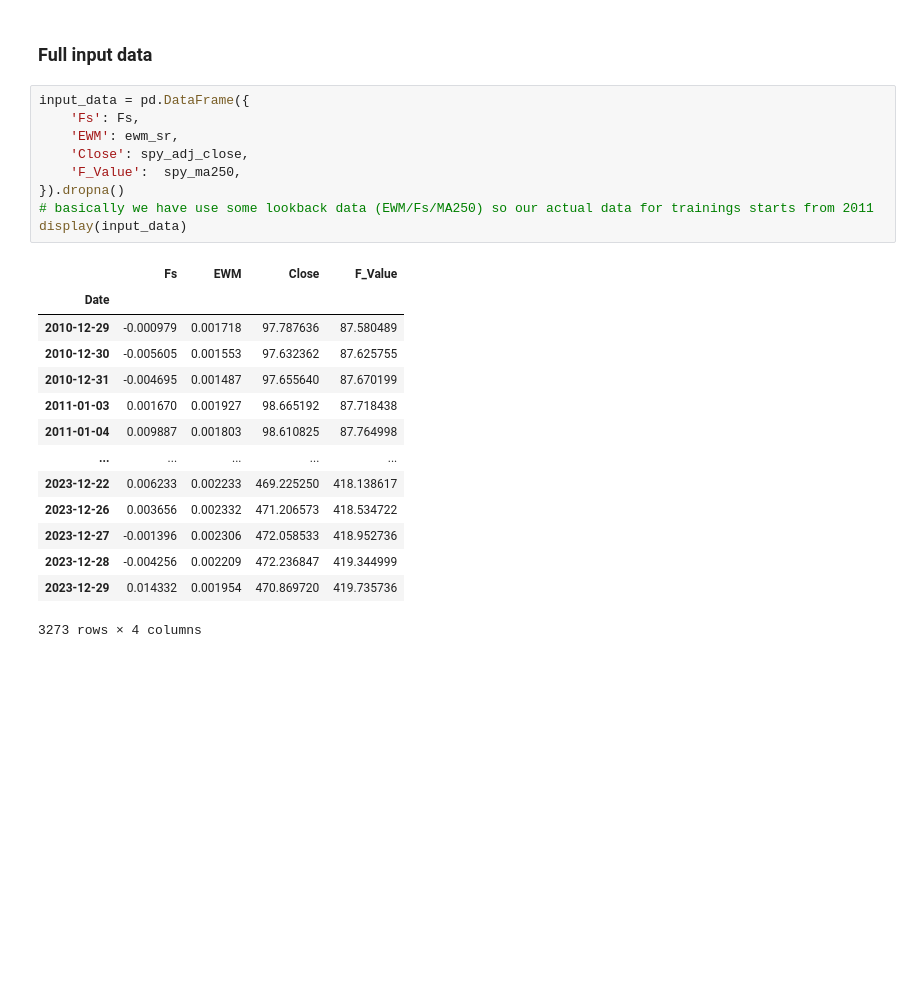
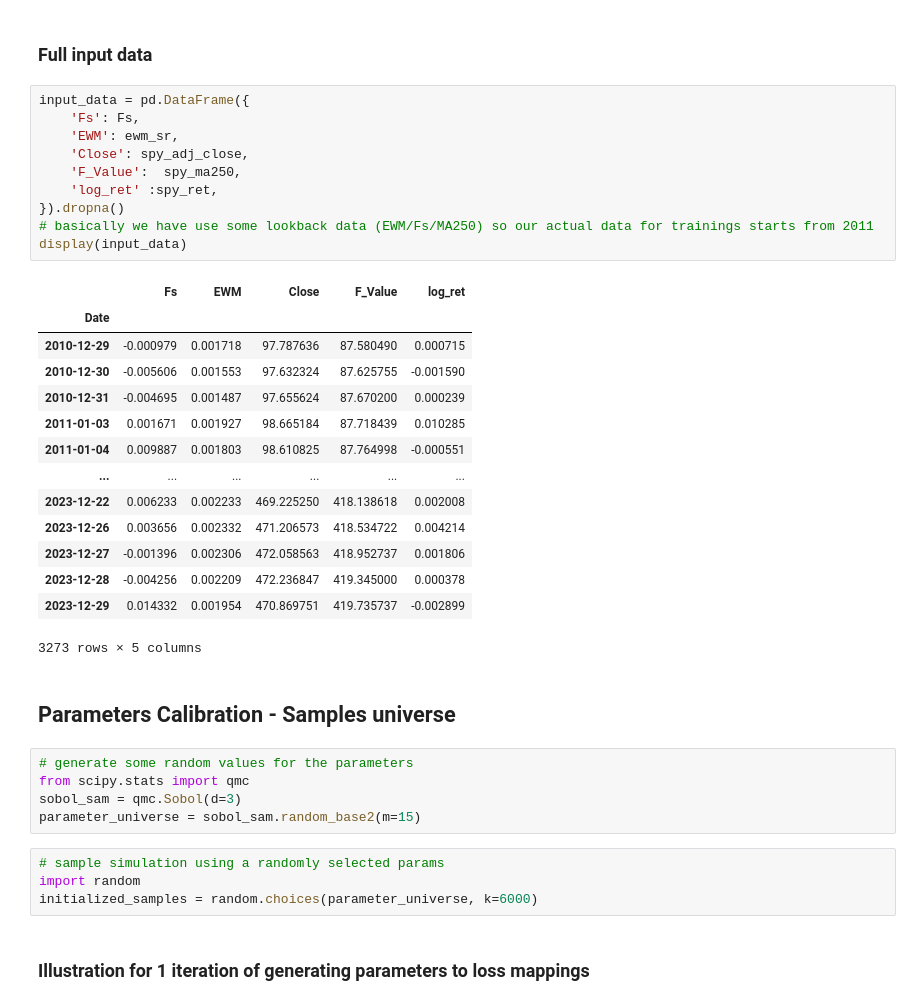
Before and after one commit to divad-iohc/capstone, a Jupyter notebook: draft_notebook.ipynb, the cells around one changed output. Cells and saved outputs as stored; diff of their text form; blank space fills up the shorter version.

```diff
--- a/draft_notebook.ipynb
+++ b/draft_notebook.ipynb
@@ -141,24 +157,38 @@ np.float64(-0.027665167724609318)
 # %%
 input_data = pd.DataFrame({
     'Fs': Fs,
     'EWM': ewm_sr,
     'Close': spy_adj_close,
     'F_Value':  spy_ma250,
+    'log_ret' :spy_ret,
 }).dropna()
 # basically we have use some lookback data (EWM/Fs/MA250) so our actual data for trainings starts from 2011
 display(input_data)
 # %% [output]
-|  | Fs | EWM | Close | F_Value |
-| Date |  |  |  |  |
-| 2010-12-29 | -0.000979 | 0.001718 | 97.787636 | 87.580489 |
-| 2010-12-30 | -0.005605 | 0.001553 | 97.632362 | 87.625755 |
-| 2010-12-31 | -0.004695 | 0.001487 | 97.655640 | 87.670199 |
-| 2011-01-03 | 0.001670 | 0.001927 | 98.665192 | 87.718438 |
-| 2011-01-04 | 0.009887 | 0.001803 | 98.610825 | 87.764998 |
-| ... | ... | ... | ... | ... |
-| 2023-12-22 | 0.006233 | 0.002233 | 469.225250 | 418.138617 |
-| 2023-12-26 | 0.003656 | 0.002332 | 471.206573 | 418.534722 |
-| 2023-12-27 | -0.001396 | 0.002306 | 472.058533 | 418.952736 |
-| 2023-12-28 | -0.004256 | 0.002209 | 472.236847 | 419.344999 |
-| 2023-12-29 | 0.014332 | 0.001954 | 470.869720 | 419.735736 |
+|  | Fs | EWM | Close | F_Value | log_ret |
+| Date |  |  |  |  |  |
+| 2010-12-29 | -0.000979 | 0.001718 | 97.787636 | 87.580490 | 0.000715 |
+| 2010-12-30 | -0.005606 | 0.001553 | 97.632324 | 87.625755 | -0.001590 |
+| 2010-12-31 | -0.004695 | 0.001487 | 97.655624 | 87.670200 | 0.000239 |
+| 2011-01-03 | 0.001671 | 0.001927 | 98.665184 | 87.718439 | 0.010285 |
+| 2011-01-04 | 0.009887 | 0.001803 | 98.610825 | 87.764998 | -0.000551 |
+| ... | ... | ... | ... | ... | ... |
+| 2023-12-22 | 0.006233 | 0.002233 | 469.225250 | 418.138618 | 0.002008 |
+| 2023-12-26 | 0.003656 | 0.002332 | 471.206573 | 418.534722 | 0.004214 |
+| 2023-12-27 | -0.001396 | 0.002306 | 472.058563 | 418.952737 | 0.001806 |
+| 2023-12-28 | -0.004256 | 0.002209 | 472.236847 | 419.345000 | 0.000378 |
+| 2023-12-29 | 0.014332 | 0.001954 | 470.869751 | 419.735737 | -0.002899 |
-3273 rows × 4 columns
+3273 rows × 5 columns
+# %% [markdown]
+## Parameters Calibration - Samples universe
+# %%
+# generate some random values for the parameters
+from scipy.stats import qmc
+sobol_sam = qmc.Sobol(d=3)
+parameter_universe = sobol_sam.random_base2(m=15)
+# %%
+# sample simulation using a randomly selected params
+import random
+initialized_samples = random.choices(parameter_universe, k=6000)
+# %% [markdown]
+### Illustration for 1 iteration of generating parameters to loss mappings
```
Also changed, not shown: parts of 48 cells of this notebook, 3 other files.
